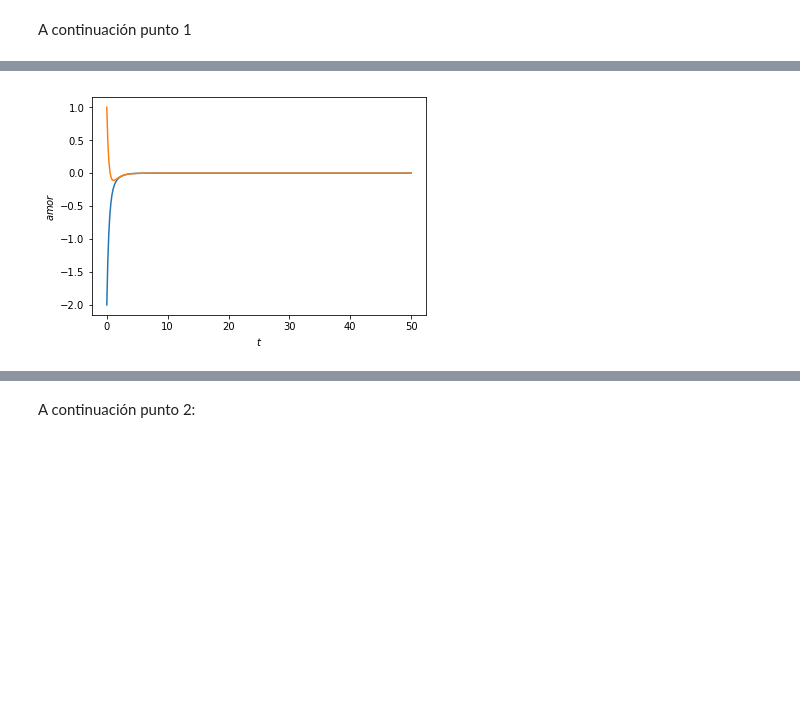
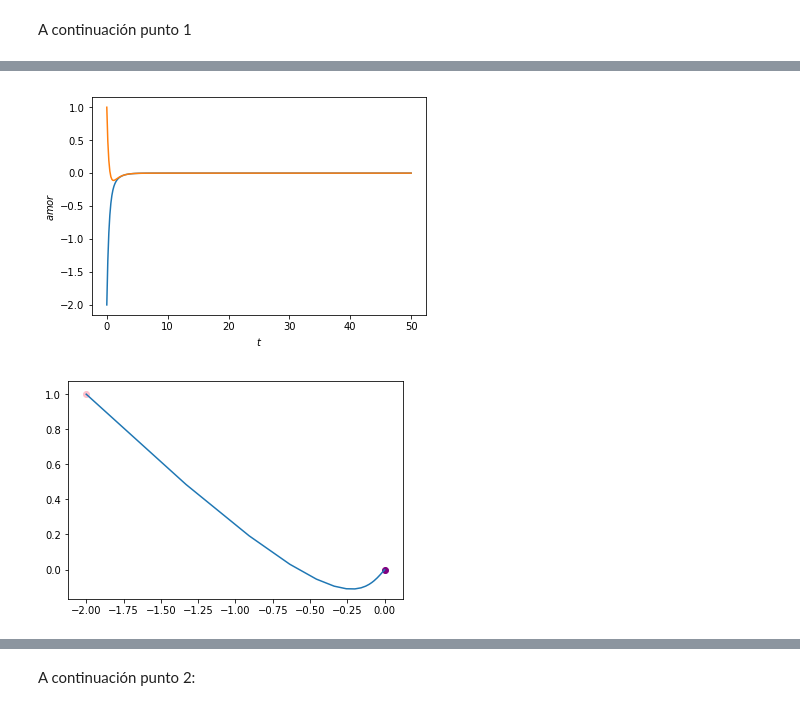
Before and after one commit to anapaugiusti/SImulacion_Matematica, a Jupyter notebook: Examen2_GiustiAnaPaula.ipynb, the cells around one changed output, grey strips where cells are left out. Drawn from its saved outputs; the diff is of its cells as text; code cells hidden in the pictures; blank space fills up the shorter version.

```diff
--- a/Examen2_GiustiAnaPaula.ipynb
+++ b/Examen2_GiustiAnaPaula.ipynb
@@ -439,19 +446,27 @@ plt.show()
 # %%
 def amors(x,t):
     a = 2
     b = 1
     x1 = x[0]
     x2 = x[1]
     return ([-a*x1+b*x2,b*x1-a*x2])
 t = np.linspace(0,50,300)
 x0 = [-2,1]
 f = odeint(amors,x0,t)
 plt.plot(t, f)
+#plt.plot(x2, x1)
 plt.xlabel('$t$')
 plt.ylabel('$amor$')
 plt.show()
+
+x1,x2=f.T
+plt.plot(x1,x2)
+plt.scatter(x0[0],x0[1],c="pink")
+plt.scatter(x1[-1],x2[-1],c="purple")
+plt.show()
 # %% [output]
 [figure]
+[figure, added]
 # %%
 def amors(x,t):
     a = 2
```
Also changed, not shown: parts of 11 cells of this notebook, 6 other files.
